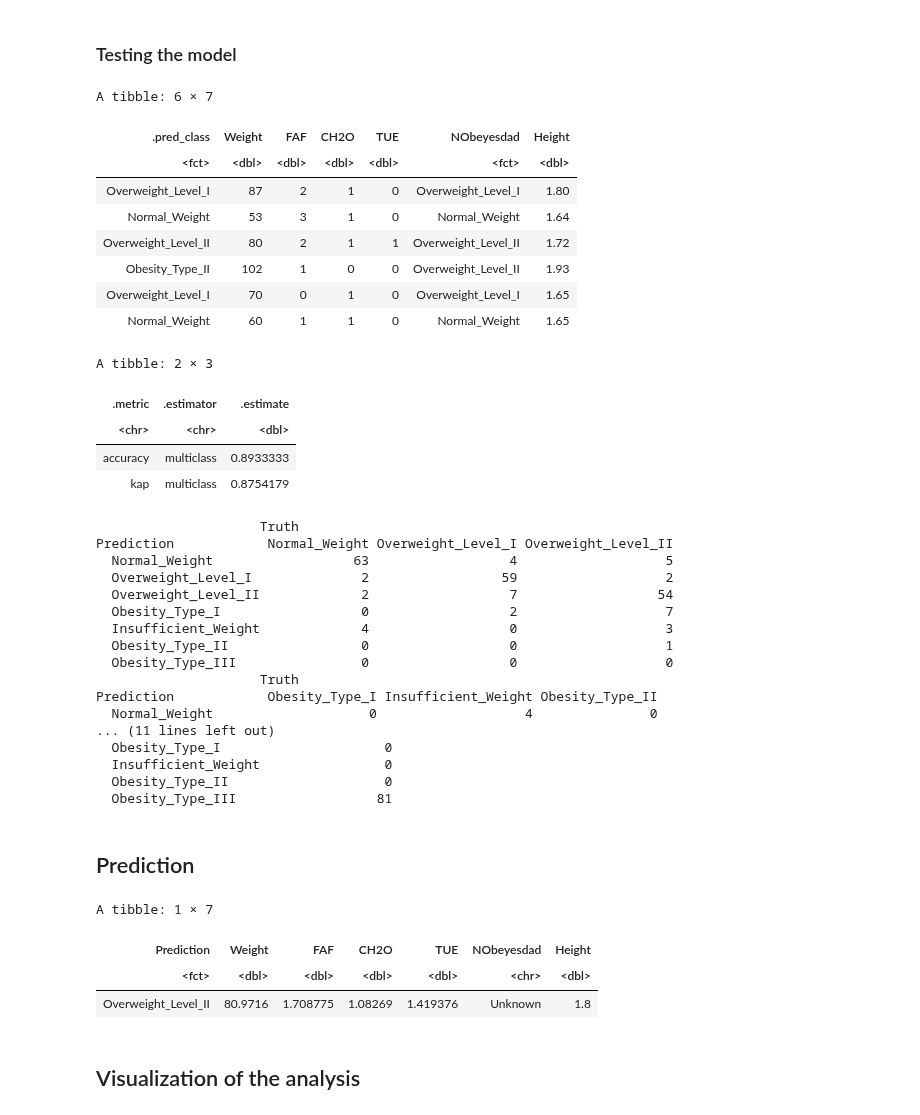
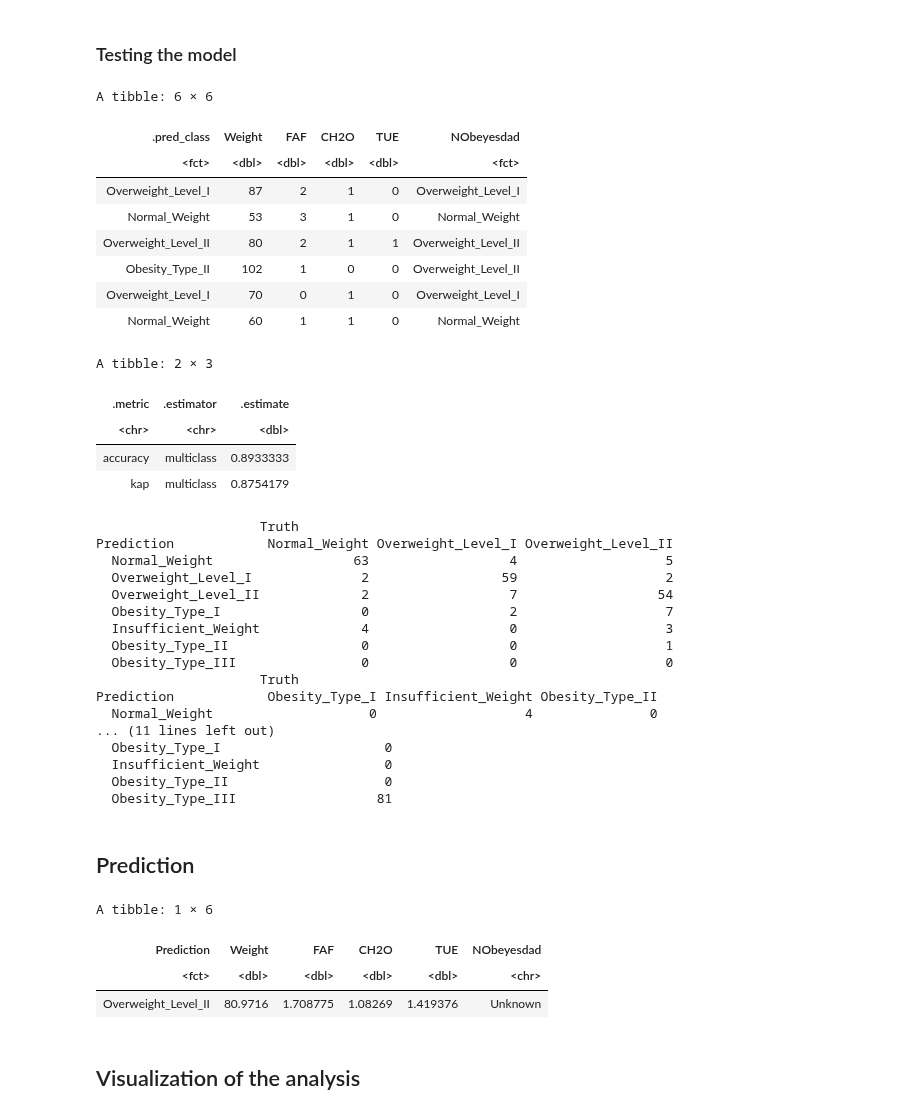
Before and after one commit to Julian-UBC/dsci_100_group_project, a Jupyter notebook: obesity_prediction.ipynb, the cells around one changed output. Cells and saved outputs as stored; diff of their text form; code cells hidden in the pictures.

```diff
--- a/obesity_prediction.ipynb
+++ b/obesity_prediction.ipynb
@@ -20,6 +20,6 @@ unlink(temp)
 # %%
 obesity <- obesity_data %>%
             mutate(NObeyesdad = as_factor(NObeyesdad), CH2O = CH2O - 1) %>%
-            select(Weight, FAF, CH2O, TUE, NObeyesdad, Height)
+            select(Weight, FAF, CH2O, TUE, NObeyesdad)
 head(obesity)
 # %% [output]
@@ -110,15 +110,15 @@ obesity_conf_mat <- predictions %>%
 obesity_metrics
 obesity_conf_mat
 # %% [output]
-A tibble: 6 × 7
+A tibble: 6 × 6
-| .pred_class | Weight | FAF | CH2O | TUE | NObeyesdad | Height |
-| <fct> | <dbl> | <dbl> | <dbl> | <dbl> | <fct> | <dbl> |
-| Overweight_Level_I | 87 | 2 | 1 | 0 | Overweight_Level_I | 1.80 |
-| Normal_Weight | 53 | 3 | 1 | 0 | Normal_Weight | 1.64 |
-| Overweight_Level_II | 80 | 2 | 1 | 1 | Overweight_Level_II | 1.72 |
-| Obesity_Type_II | 102 | 1 | 0 | 0 | Overweight_Level_II | 1.93 |
-| Overweight_Level_I | 70 | 0 | 1 | 0 | Overweight_Level_I | 1.65 |
-| Normal_Weight | 60 | 1 | 1 | 0 | Normal_Weight | 1.65 |
+| .pred_class | Weight | FAF | CH2O | TUE | NObeyesdad |
+| <fct> | <dbl> | <dbl> | <dbl> | <dbl> | <fct> |
+| Overweight_Level_I | 87 | 2 | 1 | 0 | Overweight_Level_I |
+| Normal_Weight | 53 | 3 | 1 | 0 | Normal_Weight |
+| Overweight_Level_II | 80 | 2 | 1 | 1 | Overweight_Level_II |
+| Obesity_Type_II | 102 | 1 | 0 | 0 | Overweight_Level_II |
+| Overweight_Level_I | 70 | 0 | 1 | 0 | Overweight_Level_I |
+| Normal_Weight | 60 | 1 | 1 | 0 | Normal_Weight |
 A tibble: 2 × 3
 | .metric | .estimator | .estimate |
 | <chr> | <chr> | <dbl> |
@@ -145,20 +145,20 @@ Prediction            Obesity_Type_I Insufficient_Weight Obesity_Type_II
 ## Prediction
 # %%
 set.seed(255)
-new_obs <- tibble(Weight = runif(1,60,100), FAF = runif(1,0,3), CH2O = runif(1,0,2), TUE = runif(1,0,3), NObeyesdad = "Unknown", Height = 1.8)
+new_obs <- tibble(Weight = runif(1,60,100), FAF = runif(1,0,3), CH2O = runif(1,0,2), TUE = runif(1,0,3), NObeyesdad = "Unknown")
 
 obesity_new <- rbind(obesity, new_obs)
 
 new_pred <- predict(obesity_fit, new_obs) %>%
                     bind_cols(new_obs) %>%
                     rename(Prediction = .pred_class)
 
 new_pred
 # %% [output]
-A tibble: 1 × 7
+A tibble: 1 × 6
-| Prediction | Weight | FAF | CH2O | TUE | NObeyesdad | Height |
-| <fct> | <dbl> | <dbl> | <dbl> | <dbl> | <chr> | <dbl> |
-| Overweight_Level_II | 80.9716 | 1.708775 | 1.08269 | 1.419376 | Unknown | 1.8 |
+| Prediction | Weight | FAF | CH2O | TUE | NObeyesdad |
+| <fct> | <dbl> | <dbl> | <dbl> | <dbl> | <chr> |
+| Overweight_Level_II | 80.9716 | 1.708775 | 1.08269 | 1.419376 | Unknown |
 # %% [markdown]
 ## Visualization of the analysis
 # %%
```
Also changed, not shown: parts of 1 cell of this notebook.
